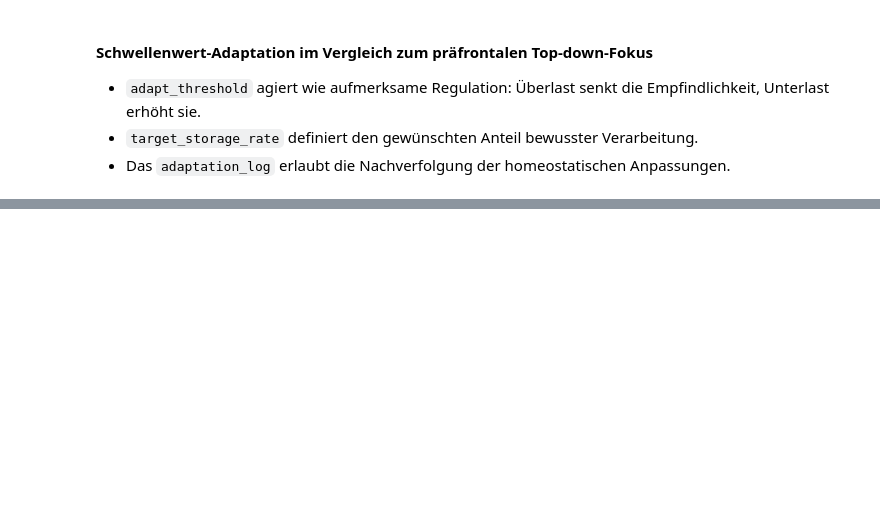
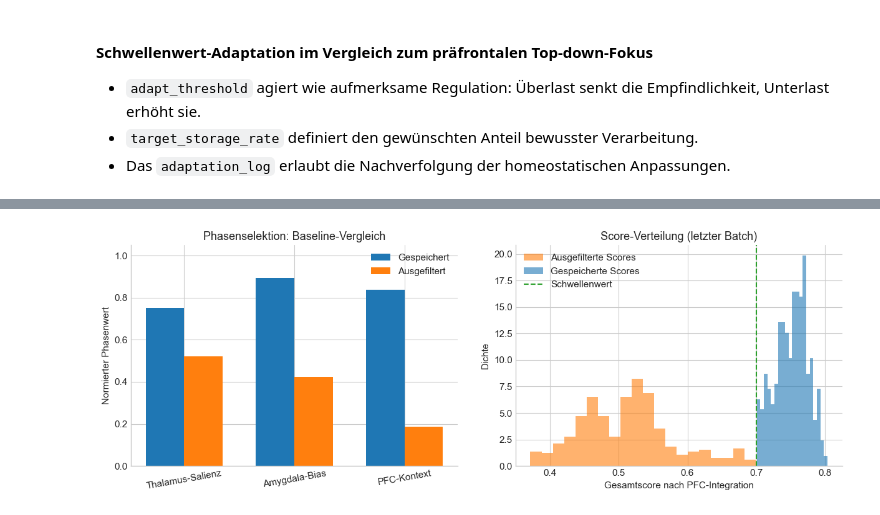
Before and after one commit to Keiko-Evolutio/keiko-memoria-viva, a Jupyter notebook: selective_memory_filtering/selective_memory_filtering.ipynb, the cells around one changed output, grey strips where cells are left out. Saved outputs shown, nothing was run; the diff lists cells and outputs as text; code cells hidden in the pictures; blank space fills up the shorter version.

```diff
--- a/selective_memory_filtering/selective_memory_filtering.ipynb
+++ b/selective_memory_filtering/selective_memory_filtering.ipynb
@@ -440,0 +785,71 @@ Batch 3: stored=47/2000(2.4%), threshold=0.70
+# %%
+latest_summary = baseline_batch_history[-1]["phase_summary"]
+latest_details = baseline_filter.get_statistics().get("last_batch_details", {})
+phase_labels = ["Thalamus-Salienz", "Amygdala-Bias", "PFC-Kontext"]
+stored_means = [
+    latest_summary["stored"]["means"].get("saliency", 0.0),
+    latest_summary["stored"]["means"].get("negativity", 0.0),
+    latest_summary["stored"]["means"].get("temporal_relevance", 0.0),
+]
+filtered_means = [
+    latest_summary["filtered"]["means"].get("saliency", 0.0),
+    latest_summary["filtered"]["means"].get("negativity", 0.0),
+    latest_summary["filtered"]["means"].get("temporal_relevance", 0.0),
+]
+
+fig, axes = plt.subplots(1, 2, figsize=(12.2, 4.5))
+# Balkendiagramm: Mittelwerte der Phasen
+ax_bar = axes[0]
+indices = np.arange(len(phase_labels))
+bar_width = 0.35
+ax_bar.bar(indices - bar_width / 2, stored_means, bar_width,
+           color=PLOT_COLORS["gespeichert"], label="Gespeichert")
+ax_bar.bar(indices + bar_width / 2, filtered_means, bar_width,
+           color=PLOT_COLORS["ausgefiltert"], label="Ausgefiltert")
+ax_bar.set_xticks(indices)
+ax_bar.set_xticklabels(phase_labels, rotation=10)
+ax_bar.set_ylim(0, 1.05)
+ax_bar.set_ylabel("Normierter Phasenwert")
+ax_bar.set_title("Phasenselektion: Baseline-Vergleich")
+ax_bar.legend(frameon=False)
+
+# Score-Verteilung neben dem Schwellenwert
+ax_hist = axes[1]
+stored_scores = latest_details.get("stored", {}).get("score", [])
+filtered_scores = latest_details.get("filtered", {}).get("score", [])
+threshold_line = latest_details.get("threshold", baseline_filter.attention_threshold)
+
+if filtered_scores:
+    ax_hist.hist(
+        filtered_scores,
+        bins=20,
+        density=True,
+        alpha=0.6,
+        color=PLOT_COLORS["ausgefiltert"],
+        label="Ausgefilterte Scores",
+    )
+if stored_scores:
+    ax_hist.hist(
+        stored_scores,
+        bins=20,
+        density=True,
+        alpha=0.6,
+        color=PLOT_COLORS["gespeichert"],
+        label="Gespeicherte Scores",
+    )
+ax_hist.axvline(
+    threshold_line,
+    color=PLOT_COLORS["schwellenwert"],
+    linestyle="--",
+    linewidth=1.5,
+    label="Schwellenwert",
+)
+ax_hist.set_xlabel("Gesamtscore nach PFC-Integration")
+ax_hist.set_ylabel("Dichte")
+ax_hist.set_title("Score-Verteilung (letzter Batch)")
+ax_hist.legend(frameon=False)
+
+fig.tight_layout(w_pad=2.5)
+plt.show()
+# %% [output]
+[figure, added]
```
Also changed, not shown: parts of 24 cells of this notebook.
